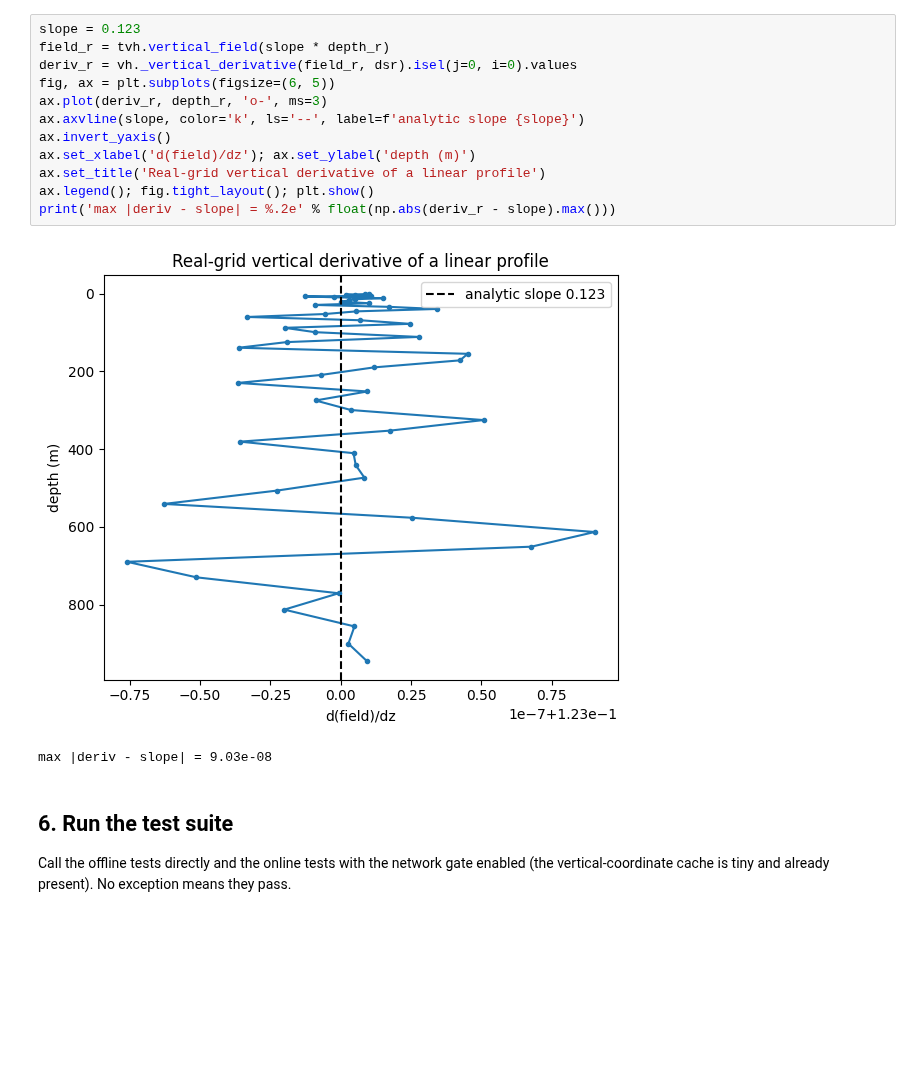
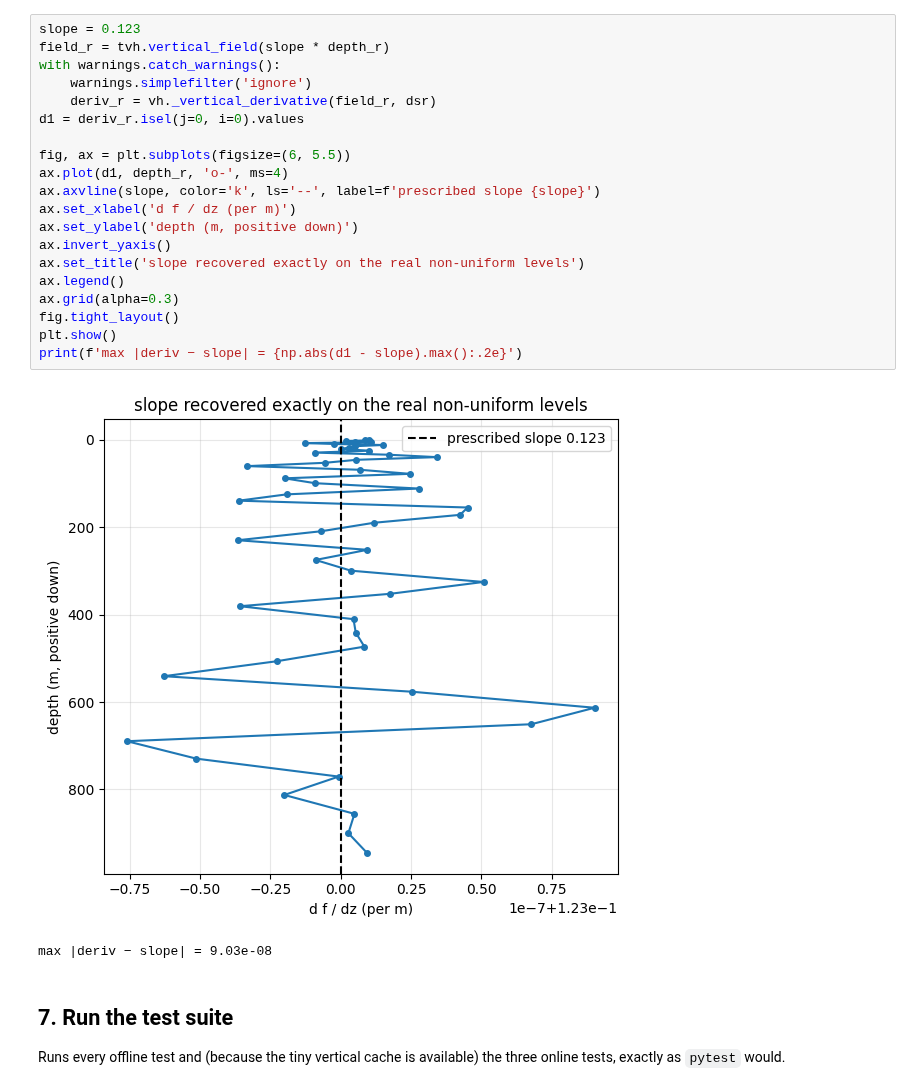
Before and after one commit to Sea-Meets-the-Stars/llc4320-native-grid-preprocessing, a Jupyter notebook: notebooks/notebooks_tests/vertical_helpers_tests.ipynb, the cells around one changed output. Drawn from its saved outputs; the diff is of its cells as text; blank space fills up the shorter version.

```diff
--- a/notebooks/notebooks_tests/vertical_helpers_tests.ipynb
+++ b/notebooks/notebooks_tests/vertical_helpers_tests.ipynb
@@ -161,22 +353,29 @@ recovers `slope` at every level.
 # %%
 slope = 0.123
 field_r = tvh.vertical_field(slope * depth_r)
-deriv_r = vh._vertical_derivative(field_r, dsr).isel(j=0, i=0).values
-fig, ax = plt.subplots(figsize=(6, 5))
-ax.plot(deriv_r, depth_r, 'o-', ms=3)
-ax.axvline(slope, color='k', ls='--', label=f'analytic slope {slope}')
+with warnings.catch_warnings():
+    warnings.simplefilter('ignore')
+    deriv_r = vh._vertical_derivative(field_r, dsr)
+d1 = deriv_r.isel(j=0, i=0).values
+
+fig, ax = plt.subplots(figsize=(6, 5.5))
+ax.plot(d1, depth_r, 'o-', ms=4)
+ax.axvline(slope, color='k', ls='--', label=f'prescribed slope {slope}')
+ax.set_xlabel('d f / dz (per m)')
+ax.set_ylabel('depth (m, positive down)')
 ax.invert_yaxis()
-ax.set_xlabel('d(field)/dz'); ax.set_ylabel('depth (m)')
-ax.set_title('Real-grid vertical derivative of a linear profile')
-ax.legend(); fig.tight_layout(); plt.show()
-print('max |deriv - slope| = %.2e' % float(np.abs(deriv_r - slope).max()))
+ax.set_title('slope recovered exactly on the real non-uniform levels')
+ax.legend()
+ax.grid(alpha=0.3)
+fig.tight_layout()
+plt.show()
+print(f'max |deriv − slope| = {np.abs(d1 - slope).max():.2e}')
 # %% [output]
-[figure, old version]
+[figure, new version]
-max |deriv - slope| = 9.03e-08
+max |deriv − slope| = 9.03e-08
-# %% [markdown]
-## 6. Run the test suite
-
-Call the offline tests directly and the online tests with the
-network gate enabled (the vertical-coordinate cache is tiny and
-already present). No exception means they pass.
+# %% [markdown]
+## 7. Run the test suite
+
+Runs every offline test and (because the tiny vertical cache is
+available) the three online tests, exactly as `pytest` would.
 # %%
```
Also changed, not shown: parts of 21 cells of this notebook, 6 other files.
